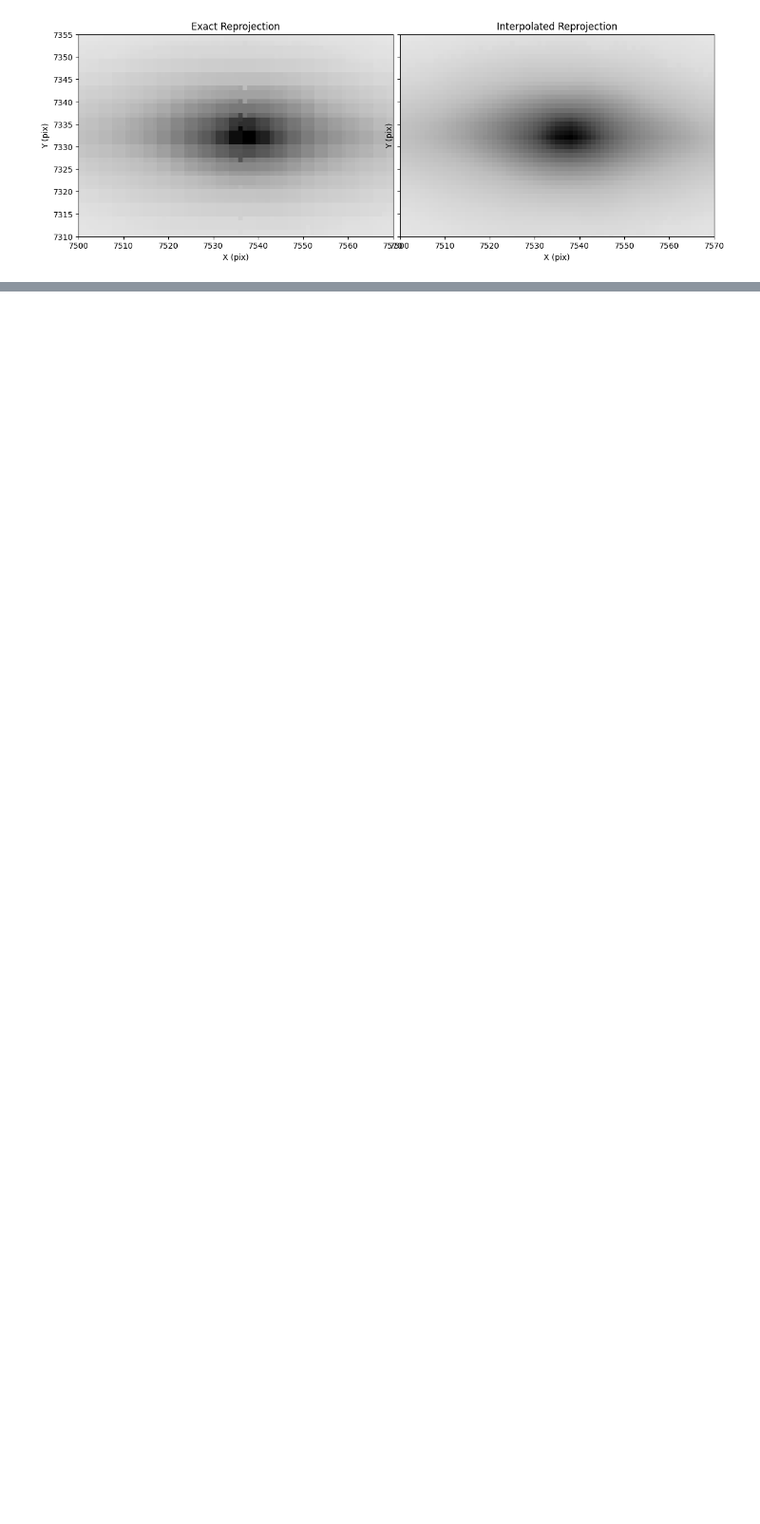
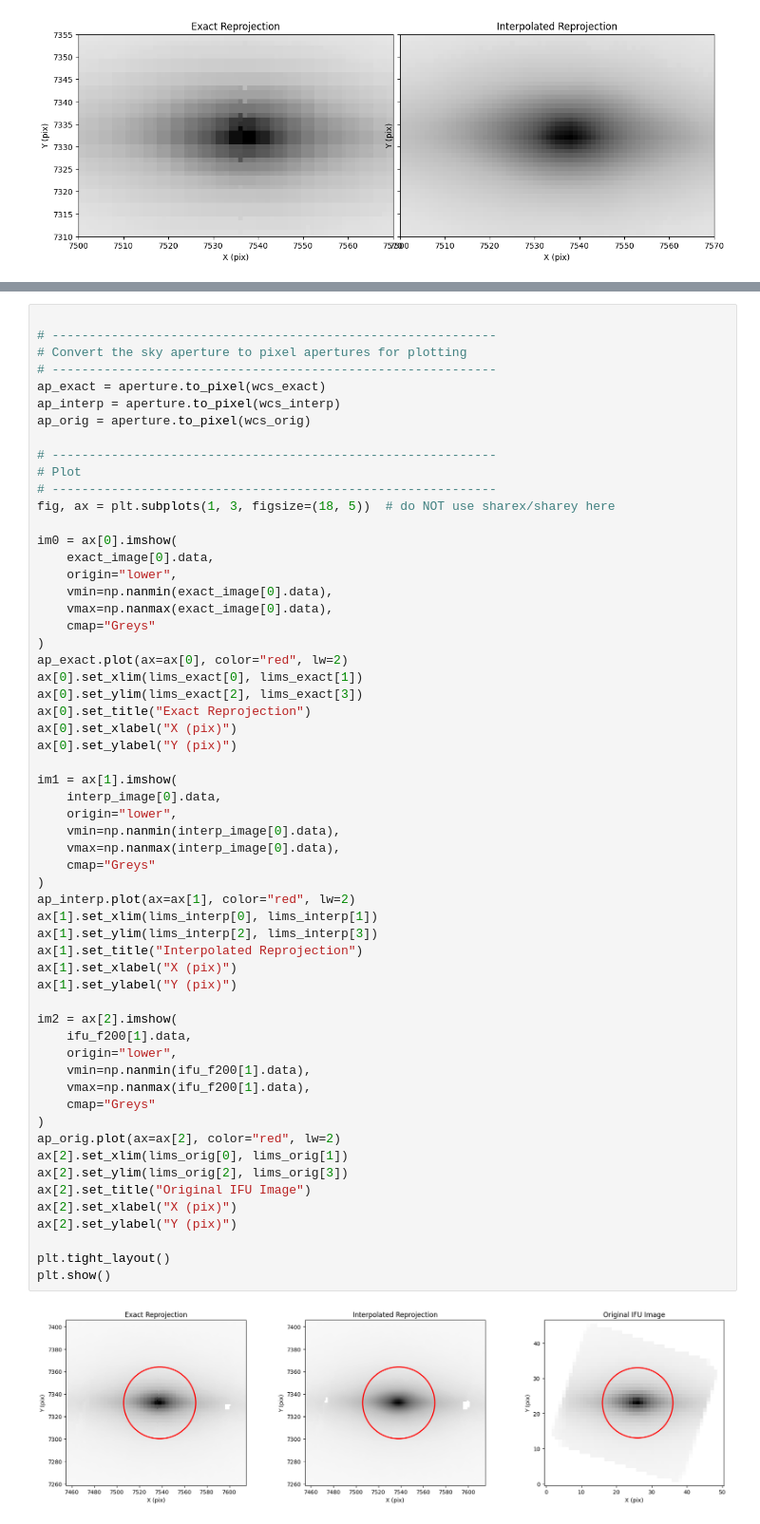
Before and after one commit to mncavieres/Sombrero_REVEAL, a Jupyter notebook: Notebooks/check_exact_vs_interp.ipynb, the cells around one changed output, grey strips where cells are left out. Shown at 95% size. Drawn from its saved outputs; the diff is of its cells as text; blank space fills up the shorter version.

```diff
--- a/Notebooks/check_exact_vs_interp.ipynb
+++ b/Notebooks/check_exact_vs_interp.ipynb
@@ -108,0 +376,60 @@ plt.show()
+# %%
+
+# ------------------------------------------------------------
+# Convert the sky aperture to pixel apertures for plotting
+# ------------------------------------------------------------
+ap_exact = aperture.to_pixel(wcs_exact)
+ap_interp = aperture.to_pixel(wcs_interp)
+ap_orig = aperture.to_pixel(wcs_orig)
+
+# ------------------------------------------------------------
+# Plot
+# ------------------------------------------------------------
+fig, ax = plt.subplots(1, 3, figsize=(18, 5))  # do NOT use sharex/sharey here
+
+im0 = ax[0].imshow(
+    exact_image[0].data,
+    origin="lower",
+    vmin=np.nanmin(exact_image[0].data),
+    vmax=np.nanmax(exact_image[0].data),
+    cmap="Greys"
+)
+ap_exact.plot(ax=ax[0], color="red", lw=2)
+ax[0].set_xlim(lims_exact[0], lims_exact[1])
+ax[0].set_ylim(lims_exact[2], lims_exact[3])
+ax[0].set_title("Exact Reprojection")
+ax[0].set_xlabel("X (pix)")
+ax[0].set_ylabel("Y (pix)")
+
+im1 = ax[1].imshow(
+    interp_image[0].data,
+    origin="lower",
+    vmin=np.nanmin(interp_image[0].data),
+    vmax=np.nanmax(interp_image[0].data),
+    cmap="Greys"
+)
+ap_interp.plot(ax=ax[1], color="red", lw=2)
+ax[1].set_xlim(lims_interp[0], lims_interp[1])
+ax[1].set_ylim(lims_interp[2], lims_interp[3])
+ax[1].set_title("Interpolated Reprojection")
+ax[1].set_xlabel("X (pix)")
+ax[1].set_ylabel("Y (pix)")
+
+im2 = ax[2].imshow(
+    ifu_f200[1].data,
+    origin="lower",
+    vmin=np.nanmin(ifu_f200[1].data),
+    vmax=np.nanmax(ifu_f200[1].data),
+    cmap="Greys"
+)
+ap_orig.plot(ax=ax[2], color="red", lw=2)
+ax[2].set_xlim(lims_orig[0], lims_orig[1])
+ax[2].set_ylim(lims_orig[2], lims_orig[3])
+ax[2].set_title("Original IFU Image")
+ax[2].set_xlabel("X (pix)")
+ax[2].set_ylabel("Y (pix)")
+
+plt.tight_layout()
+plt.show()
+# %% [output]
+[figure, added]
```
Also changed, not shown: parts of 13 cells of this notebook, 22 other files.
